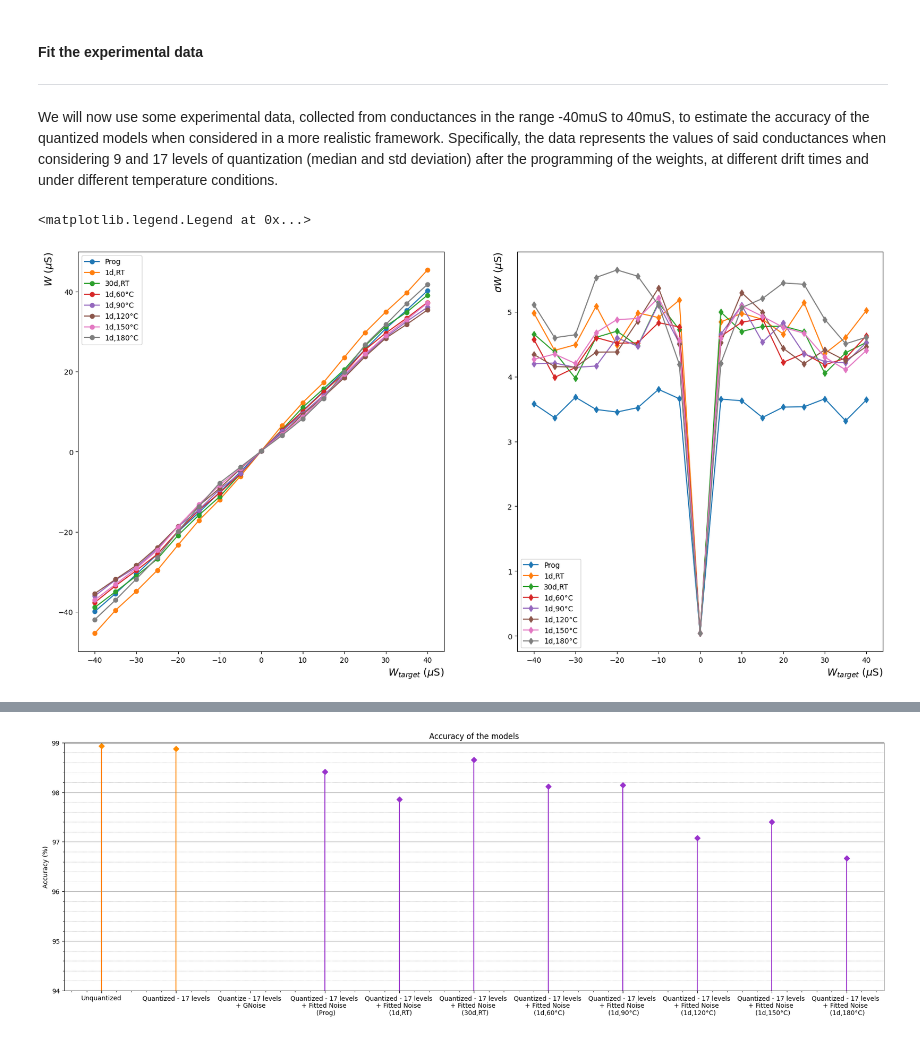
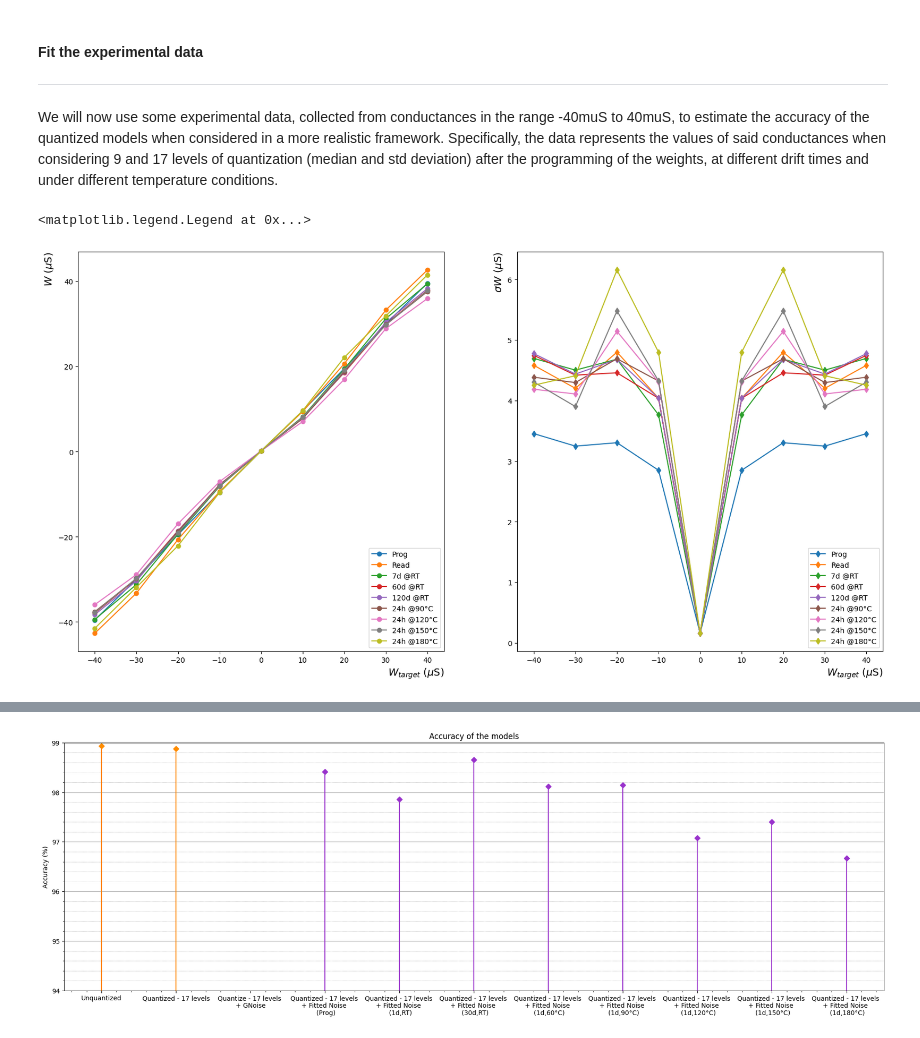
Before and after one commit to ApprehensiveKnee/aihwkit, a Jupyter notebook: sandbox/quantization.ipynb, the cells around one changed output, grey strips where cells are left out. Drawn from its saved outputs; the diff is of its cells as text; code cells hidden in the pictures.

```diff
--- a/sandbox/quantization.ipynb
+++ b/sandbox/quantization.ipynb
@@ -303,8 +311,6 @@ A plot of the weights distribution is shown for both versions in the correspondi
 model = inference_lenet5(RPU_CONFIG).to(device)
 
 state_dict = torch.load("lenet/lenet5.th", device)
-# The state dict of the model with non-hardware-aware trained weights is stored in the
-# model_state_dict key of the external checkpoint.
 model.load_state_dict(state_dict, strict=True, load_rpu_config=False)
 model.eval()
 
@@ -318,8 +324,9 @@ pl.generate_moving_hist(model,title="Distribution of Weight\n Values over the ti
 
 # Load the weights of a new model with quantization
 RPU_CONFIG.quantization = WeightQuantizerParameter(
-    resolution=0.18,
+    resolution=0.,
     levels = 9,
+    eps = 0.08
 )
 model_9 = convert_to_analog(model, RPU_CONFIG)
 tile_weights = next(model_9.analog_tiles()).get_weights()
@@ -335,8 +342,9 @@ pl.generate_moving_hist(model_9,title="Distribution of Quantized Weight\n Values
 
 # Load the weights of a new model with quantization
 RPU_CONFIG.quantization = WeightQuantizerParameter(
-    resolution=0.12,
+    resolution=0.,
     levels = 17,
+    eps = 0.08
 )
 model_17 = convert_to_analog(model, RPU_CONFIG)
 model_17.eval()
@@ -472,10 +480,12 @@ def test_evaluation(model,validation_data, device):
     return error, accuracy
 # %%
 # Plot the accuracy of the models in a stem plot
-
 fig, ax = plt.subplots()
 models = ['Unquantized', 'Quantized - 9 levels', 'Quantized - 17 levels']
 accuracies = [test_evaluation(model, test_loader, device)[1], test_evaluation(model_9, test_loader, device)[1], test_evaluation(model_17, test_loader, device)[1]]
+print("Accuracy values:")
+for i in range(len(accuracies)):
+    print(f"Model {i}: ", accuracies[i])
 # Get the mean of the accuracies and the standard deviation
 mean = np.mean(accuracies)
 std = np.std(accuracies)
@@ -615,7 +626,7 @@ We will now use some experimental data, collected from conductances in the range
 # %%
 from src.utilities import import_mat_file
 
-SELECTED_LEVEL = 17
+SELECTED_LEVEL = 9
 
 MAP = {
     9 : "matlab/3bit.mat",
@@ -623,36 +634,36 @@ MAP = {
 }
 
 G_RANGE = [-40, 40]
 CONDUCTANCES = {
     9 : [G_RANGE[0] + i * (G_RANGE[1] - G_RANGE[0]) / 8 for i in range(9)],
     17 : [G_RANGE[0] + i * (G_RANGE[1] - G_RANGE[0]) / 16 for i in range(17)]
 }
 
 # Extract the data from the .mat file
 path = f"./data/{MAP[SELECTED_LEVEL]}"
 variables = import_mat_file(path)
 
 types = variables['str']
 types = [types[0][t][0] for t in range(types.shape[1])]
 ww_mdn = variables['ww_mdn'] * 1e6
 ww_std = variables['ww_std'] * 1e6
 ww_mdn = pd.DataFrame(ww_mdn, columns=types)
 ww_std = pd.DataFrame(ww_std, columns=types)
 
 
 fig, ax = plt.subplots(1,2, figsize=(20,10))
 for type in types:
     ax[0].plot(CONDUCTANCES[SELECTED_LEVEL], ww_mdn[type], label=type, marker='o')
     ax[1].plot(CONDUCTANCES[SELECTED_LEVEL], ww_std[type], label=type, marker='d')
 ax[0].set_ylabel(r" $W$ ($\mu$S)", fontsize=14, loc = 'top')
 ax[1].set_ylabel(r" $\sigma W$ ($\mu$S)", fontsize=14, loc = 'top')
 ax[0].set_xlabel(r" $W_{target}$ ($\mu$S)", fontsize=14, loc = 'right')
 ax[1].set_xlabel(r" $W_{target}$ ($\mu$S)", fontsize=14, loc = 'right')
-ax[0].legend()
-ax[1].legend()
+ax[0].legend(loc='lower right')
+ax[1].legend(loc = 'lower right')
 # %% [output]
 <matplotlib.legend.Legend at 0x...>
-[figure, old version]
+[figure, new version]
 # %%
 from src.noise import ExperimentalNoiseModel
 from aihwkit.inference.converter.conductance import SinglePairConductanceConverter
```
Also changed, not shown: parts of 8 cells of this notebook, 6 other files.
